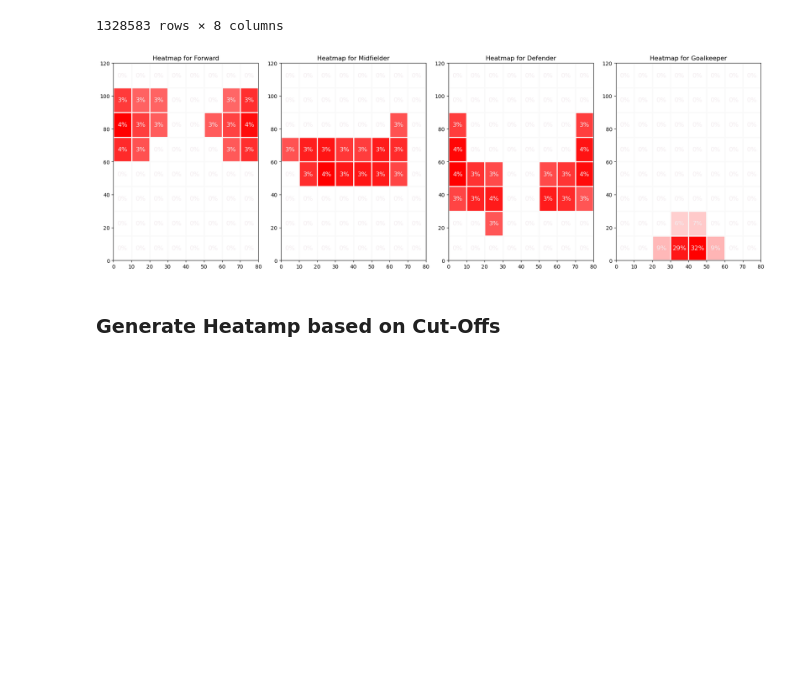
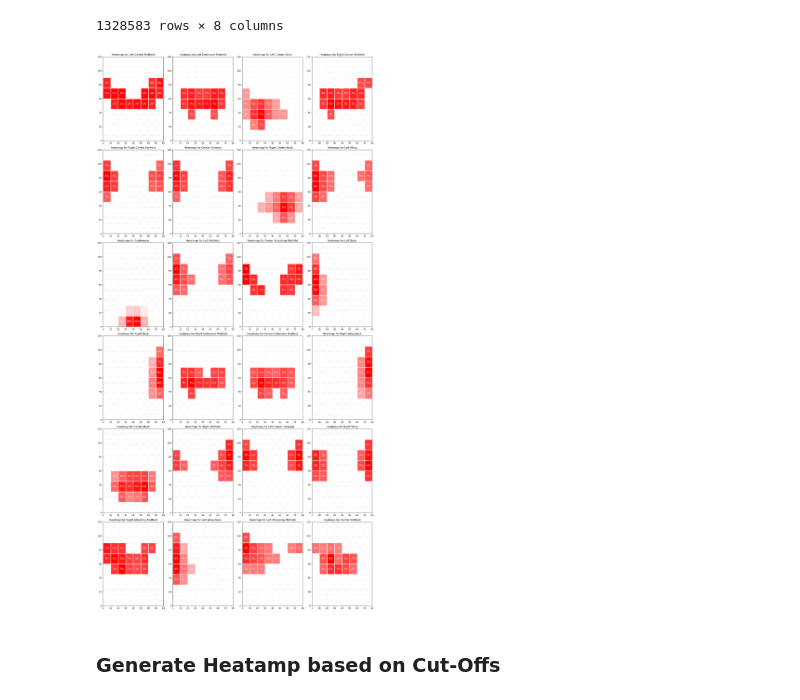
Before and after one commit to allorenz/football-player-similarity, a Jupyter notebook: src/notebooks/feature_multichannel_heatmap.ipynb, the cells around one changed output. Drawn from its saved outputs; the diff is of its cells as text; code cells hidden in the pictures; blank space fills up the shorter version.

```diff
--- a/src/notebooks/feature_multichannel_heatmap.ipynb
+++ b/src/notebooks/feature_multichannel_heatmap.ipynb
@@ -94,40 +94,40 @@ df_combined
 from matplotlib.colors import LinearSegmentedColormap
 import matplotlib.pyplot as plt
 
-level = "position_level_0"
+level = "position_level_2"
 
 # define pitch for heatmap
 pitch = VerticalPitch(positional=True, shade_middle=True, positional_color='#eadddd', shade_color='#f2f2f2')
 
 # calculate heatmap bin statistic
 unique_positions = df_combined[level].unique()
 n_positions = len(unique_positions)
 n_rows = (n_positions + 3) // 4  # Calculate the number of rows needed (4 per row)
 
 fig, axes = plt.subplots(n_rows, 4, figsize=(18, 6 * n_rows))
 axes = axes.flatten()  # Flatten axes for easier indexing
 
 # Iterate over unique position_level_0 values and plot heatmaps
 for i, position in enumerate(unique_positions):
     df_temp = df_combined[df_combined[level] == position]
     bin_statistic = pitch.bin_statistic(df_temp["x"], df_temp["y"], statistic='count', bins=(8, 8), normalize=True) # 1.) 8,8, 0.025; 2.) 16,12, 0.0099
     bin_statistic["statistic"] = np.where(bin_statistic["statistic"] <= 0.025, 0, bin_statistic["statistic"])
 
     # Create heatmap for each position
     cmap = LinearSegmentedColormap.from_list("white_to_red", ["#ffffff", "#ff0000"])
     pitch.heatmap(bin_statistic, ax=axes[i], cmap=cmap, edgecolor='#f9f9f9')
     pitch.label_heatmap(bin_statistic, color='#f4edf0', fontsize=12, ax=axes[i], ha='center', va='center', str_format='{:.0%}')
     axes[i].set_title(f"Heatmap for {position}")
 
 # Hide any unused subplots
 for j in range(i + 1, len(axes)):
     axes[j].axis('off')
 
 # Adjust layout
 plt.tight_layout()
 plt.show()
 # %% [output]
-[figure, old version]
+[figure, new version]
 # %% [markdown]
 ### Generate Heatamp based on Cut-Offs
 # %%
```
Also changed, not shown: parts of 1 cell of this notebook, 6 other files.
